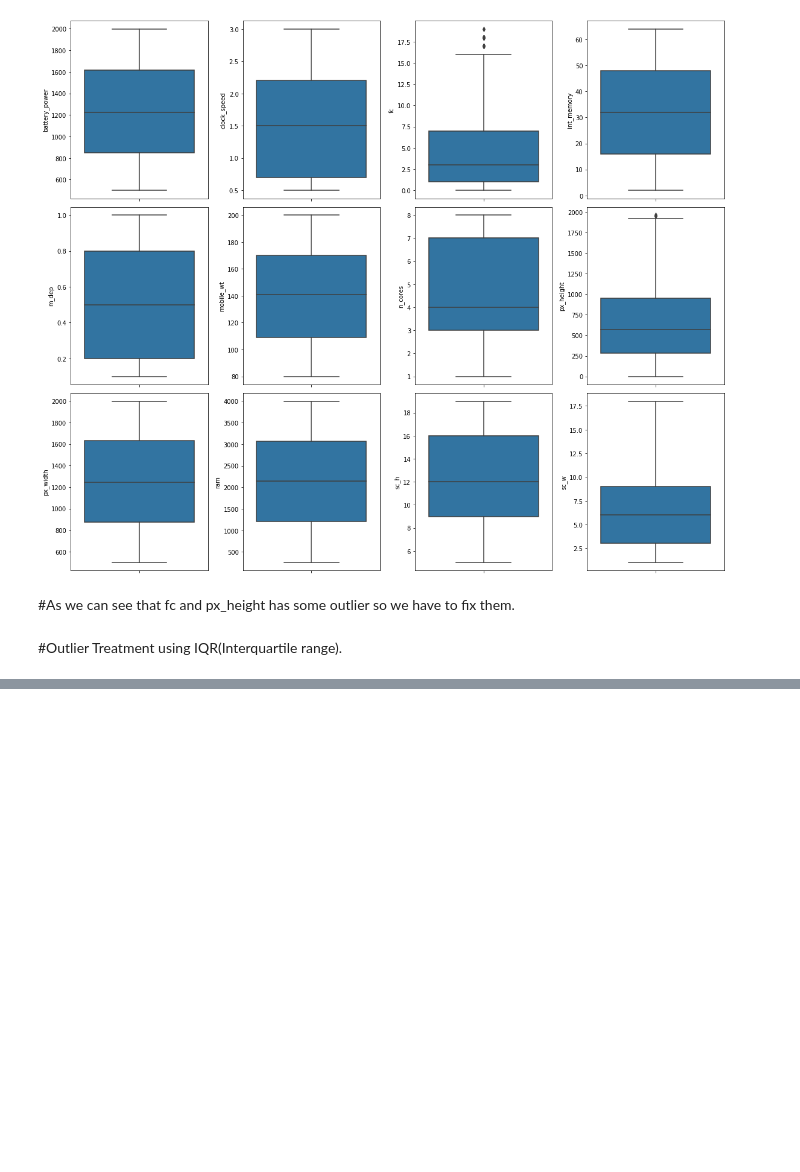
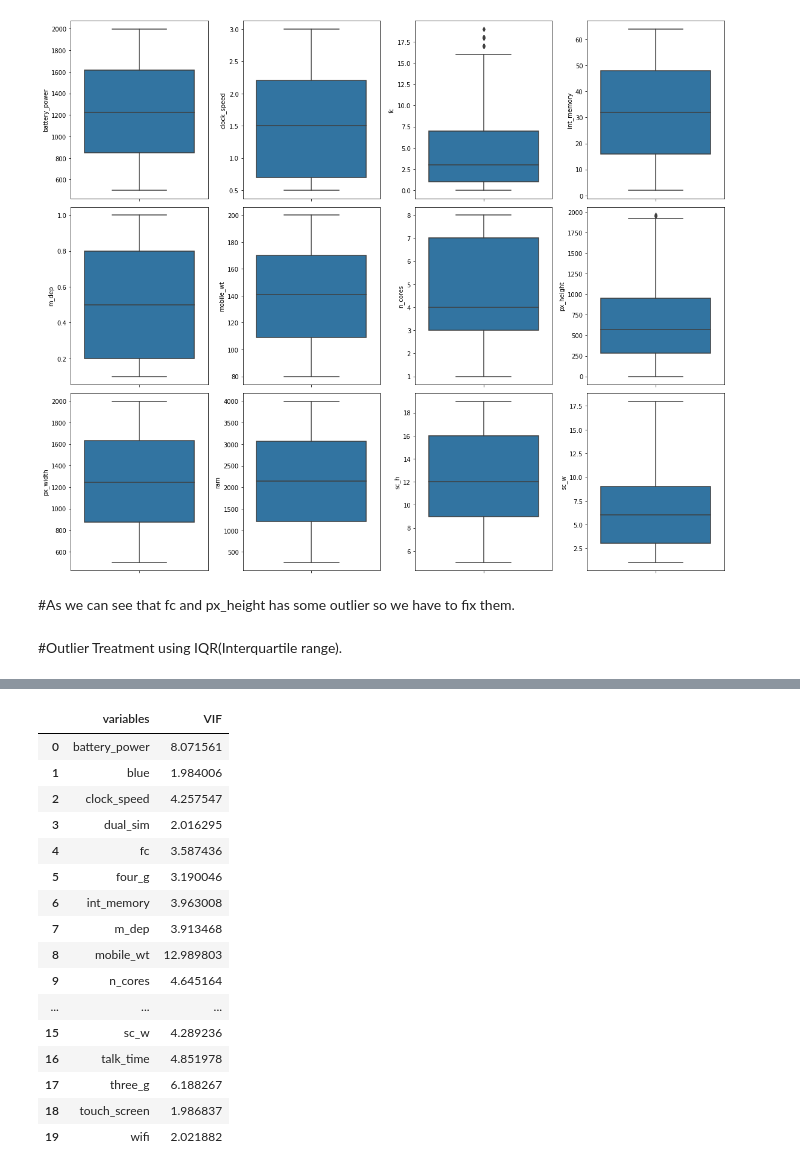
Before and after one commit to Lovejeet-Singh-31/Mobile-Price-Range-Prediction, a Jupyter notebook: Mobile_Price_Range_Prediction.ipynb, the cells around one changed output, grey strips where cells are left out. Cells and saved outputs as stored; diff of their text form; code cells hidden in the pictures; blank space fills up the shorter version.

```diff
--- a/Mobile_Price_Range_Prediction.ipynb
+++ b/Mobile_Price_Range_Prediction.ipynb
@@ -433,0 +475,20 @@ mobile_data = mobile_df[(mobile_df['px_height'] <= Q3)]
+# %%
+calc_vif(mobile_df[[i for i in mobile_df.describe().columns if i not in ['price_range']]])
+# %% [output]
+|  | variables | VIF |
+| 0 | battery_power | 8.071561 |
+| 1 | blue | 1.984006 |
+| 2 | clock_speed | 4.257547 |
+| 3 | dual_sim | 2.016295 |
+| 4 | fc | 3.587436 |
+| 5 | four_g | 3.190046 |
+| 6 | int_memory | 3.963008 |
+| 7 | m_dep | 3.913468 |
+| 8 | mobile_wt | 12.989803 |
+| 9 | n_cores | 4.645164 |
+| ... | ... | ... |
+| 15 | sc_w | 4.289236 |
+| 16 | talk_time | 4.851978 |
+| 17 | three_g | 6.188267 |
+| 18 | touch_screen | 1.986837 |
+| 19 | wifi | 2.021882 |
```
Also changed, not shown: parts of 26 cells of this notebook.
